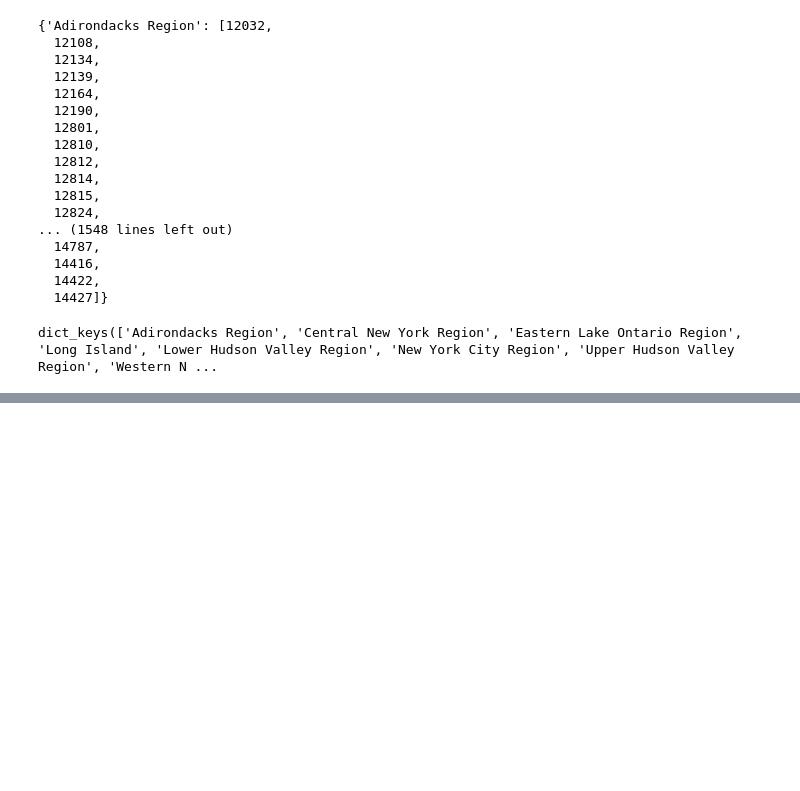
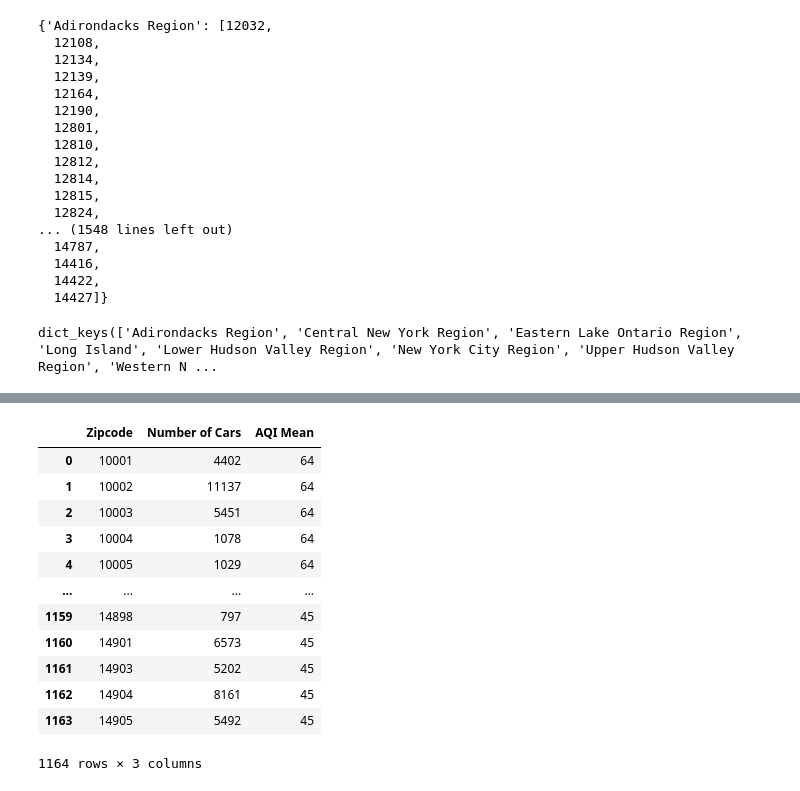
Before and after one commit to paloni-dotcom/Se7en, a Jupyter notebook: density_aqi.ipynb, the cells around one changed output, grey strips where cells are left out. Saved outputs shown, nothing was run; the diff lists cells and outputs as text; code cells hidden in the pictures; blank space fills up the shorter version.

```diff
--- a/density_aqi.ipynb
+++ b/density_aqi.ipynb
@@ -159,0 +167,54 @@ cars_zip_df
+# %%
+#count how many cars are in zipcode
+
+#2009 zipcode count
+
+cars_per_zip9 = vehicle_aqi_09.groupby('zip').agg({"vin": "count", "AQI": "mean"})
+
+cars_per_zip9 = cars_per_zip9.reset_index()
+
+cars_per_zip9.columns = ['Zipcode', 'Number of Cars', "AQI Mean"]
+
+
+
+#2020 zipcode count
+
+cars_per_zip20 = vehicle_aqi_20.groupby('zip').agg({"vin": "count", "AQI": "mean"})
+
+cars_per_zip20 = cars_per_zip20.reset_index()
+
+cars_per_zip20.columns = ['Zipcode', 'Number of Cars', "AQI Mean"]
+
+
+
+#2015 zipcode count
+
+cars_per_zip15 = vehicle_aqi_15.groupby('zip').agg({"vin": "count", "AQI": "mean"})
+
+
+cars_per_zip15 = cars_per_zip15.reset_index()
+
+cars_per_zip15.columns = ['Zipcode', 'Number of Cars', "AQI Mean"]
+
+
+
+
+
+
+cars_per_zip9
+cars_per_zip15
+cars_per_zip20
+# %% [output]
+|  | Zipcode | Number of Cars | AQI Mean |
+| 0 | 10001 | 4402 | 64 |
+| 1 | 10002 | 11137 | 64 |
+| 2 | 10003 | 5451 | 64 |
+| 3 | 10004 | 1078 | 64 |
+| 4 | 10005 | 1029 | 64 |
+| ... | ... | ... | ... |
+| 1159 | 14898 | 797 | 45 |
+| 1160 | 14901 | 6573 | 45 |
+| 1161 | 14903 | 5202 | 45 |
+| 1162 | 14904 | 8161 | 45 |
+| 1163 | 14905 | 5492 | 45 |
+1164 rows × 3 columns
```
Also changed, not shown: parts of 6 cells of this notebook.
